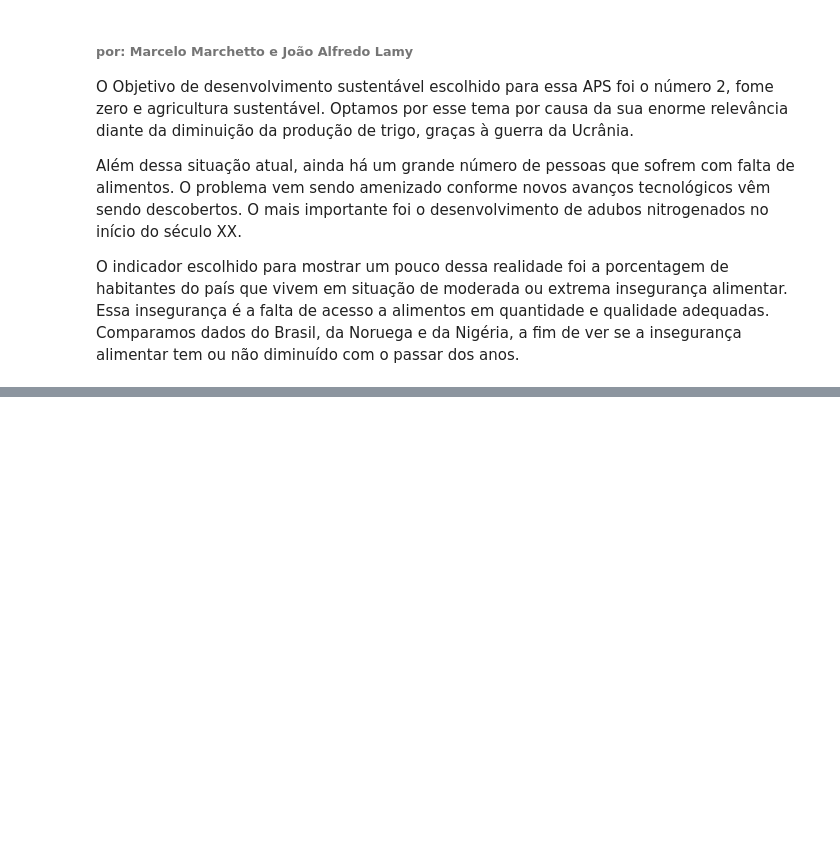
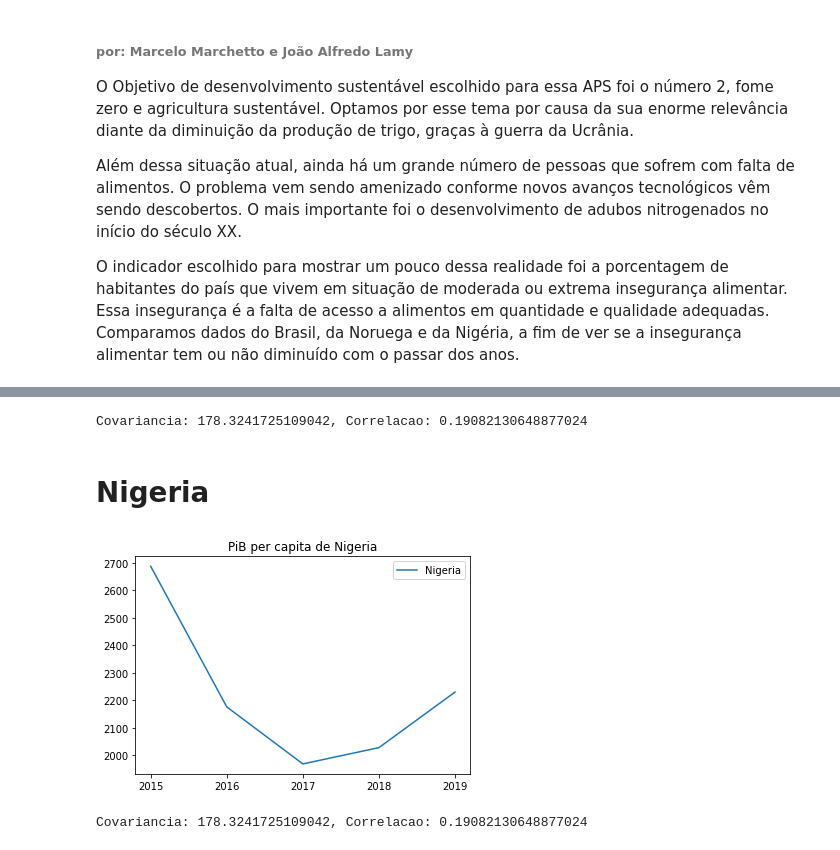
Before and after one commit to alfredjynx/APS-_Ciencia-de-Dados-Insper, a Jupyter notebook: main.ipynb, the cells around one changed output, grey strips where cells are left out. Cells and saved outputs as stored; diff of their text form; code cells hidden in the pictures; blank space fills up the shorter version.

```diff
--- a/main.ipynb
+++ b/main.ipynb
@@ -52,0 +106,37 @@ plt.show()
+# %%
+import numpy as np
+
+# pib per capita
+pib_brasil = np.array(dados_pais_ppc[0])
+# insegurança alimentar
+inseg_brasil = np.array(dados_pais_inseg[0])
+
+cov = np.cov(pib, inseg)[0][1]
+corr = np.corrcoef(pib, inseg)[0][1]
+
+print(f'Covariancia: {cov}, Correlacao: {corr}')
+# %% [output]
+Covariancia: 178.3241725109042, Correlacao: 0.19082130648877024
+# %% [markdown]
+# Nigeria
+# %%
+plt.plot(anos, dados_pais[1], label="Nigeria")
+plt.title("PiB per capita de Nigeria")
+plt.xticks(anos)
+plt.legend()
+plt.show()
+# %% [output]
+[figure, added]
+# %%
+
+# pib per capita
+pib_nigeria = np.array(dados_pais_ppc[1])
+# insegurança alimentar
+inseg_nigeria = np.array(dados_pais_inseg[1])
+
+cov = np.cov(pib, inseg)[0][1]
+corr = np.corrcoef(pib, inseg)[0][1]
+
+print(f'Covariancia: {cov}, Correlacao: {corr}')
+# %% [output]
+Covariancia: 178.3241725109042, Correlacao: 0.19082130648877024
```
Also changed, not shown: parts of 15 cells of this notebook, 2 other files.
